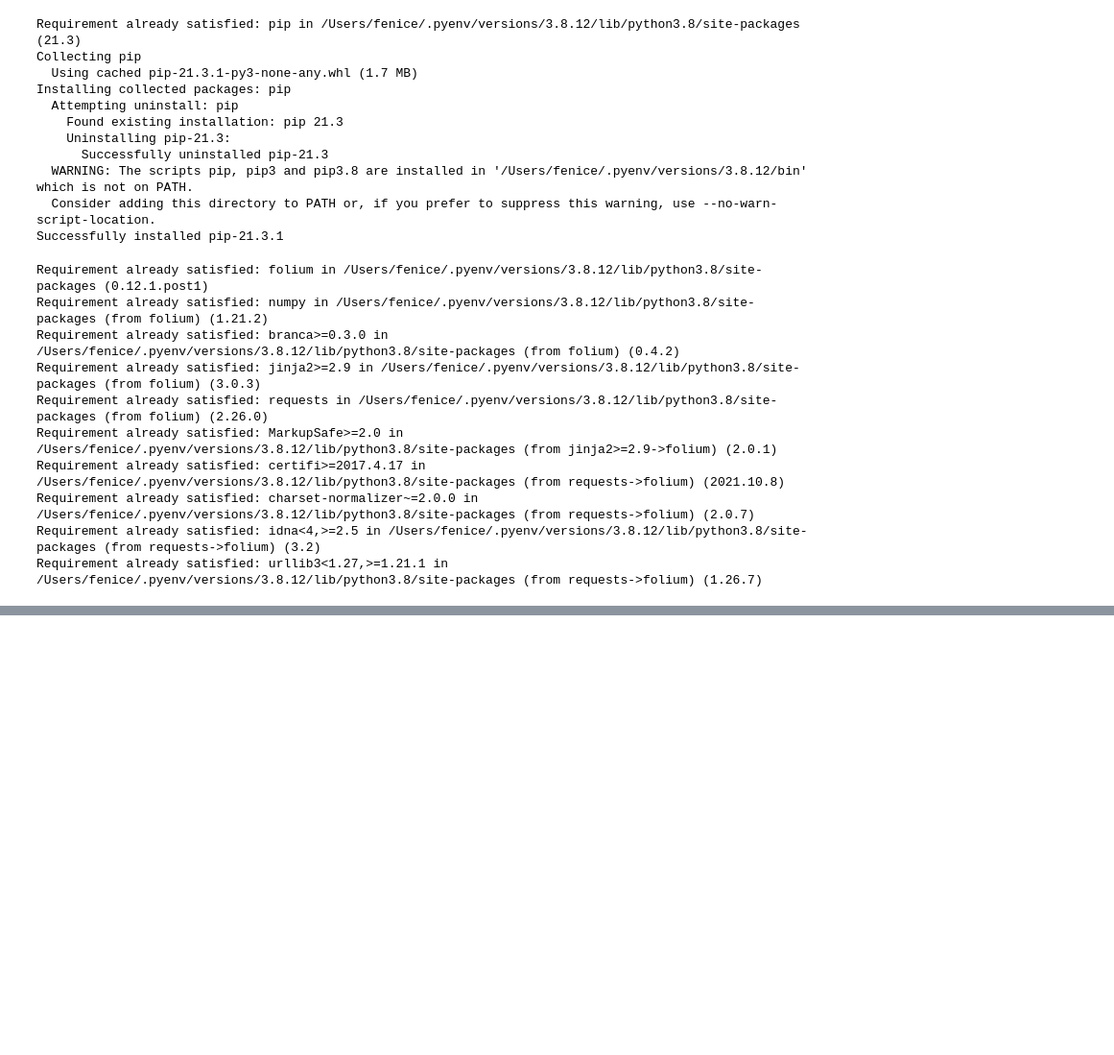
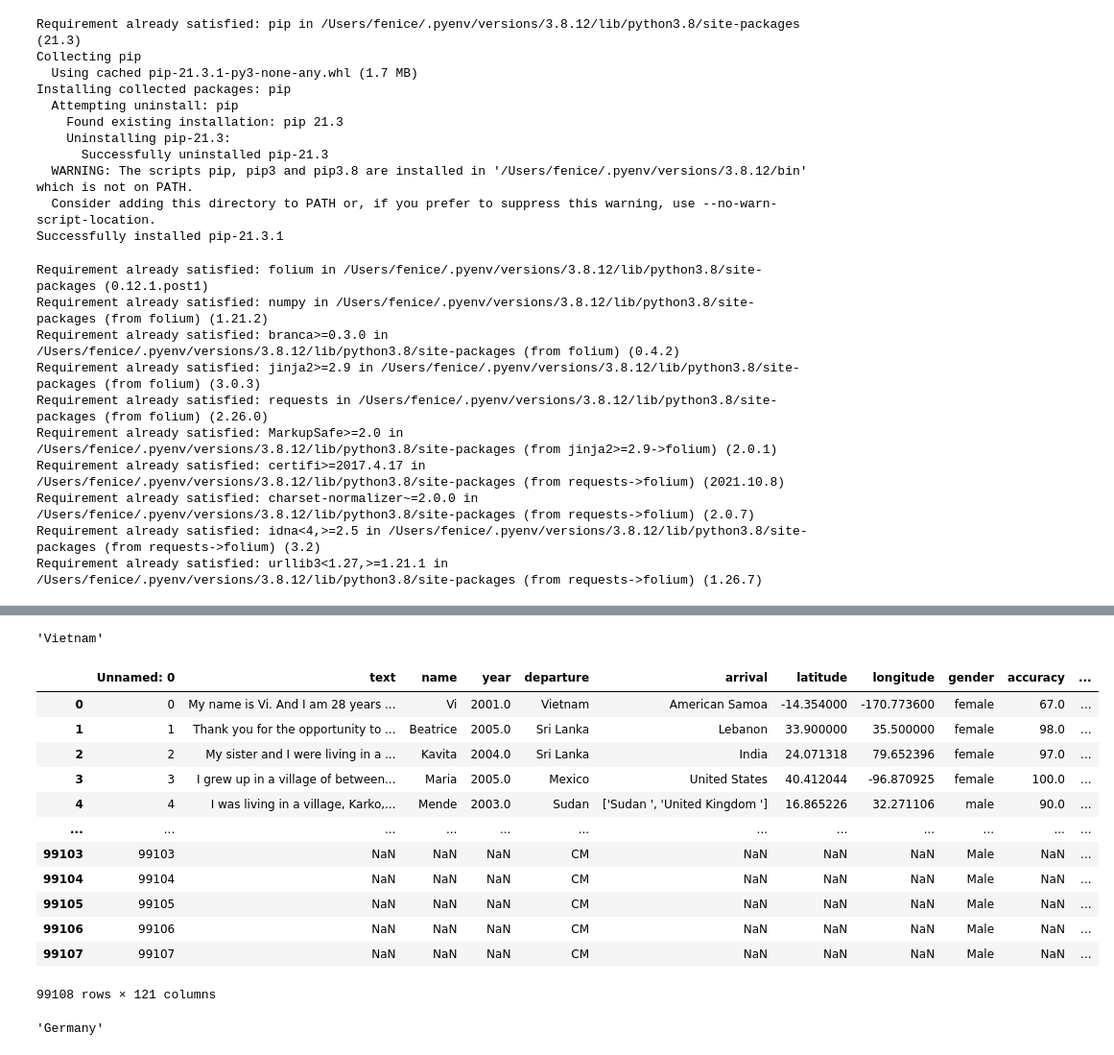
Before and after one commit to lampu98/ht_project, a Jupyter notebook: notebooks/Visualizing a map.ipynb, the cells around one changed output, grey strips where cells are left out. Shown at 96% size. Saved outputs shown, nothing was run; the diff lists cells and outputs as text; code cells hidden in the pictures; blank space fills up the shorter version.

```diff
--- a/notebooks/Visualizing a map.ipynb
+++ b/notebooks/Visualizing a map.ipynb
@@ -37,0 +129,32 @@ world_map
+# %%
+def strip(item):
+    try:
+        return item.strip()
+    except:
+        return item
+df_1=df_1.applymap(strip)
+# %%
+df_1.loc[0,"departure"]
+# %% [output]
+'Vietnam'
+# %%
+df_1
+# %% [output]
+|  | Unnamed: 0 | text | name | year | departure | arrival | latitude | longitude | gender | accuracy | ... |
+| 0 | 0 | My name is Vi. And I am 28 years ... | Vi | 2001.0 | Vietnam | American Samoa | -14.354000 | -170.773600 | female | 67.0 | ... |
+| 1 | 1 | Thank you for the opportunity to ... | Beatrice | 2005.0 | Sri Lanka | Lebanon | 33.900000 | 35.500000 | female | 98.0 | ... |
+| 2 | 2 | My sister and I were living in a ... | Kavita | 2004.0 | Sri Lanka | India | 24.071318 | 79.652396 | female | 97.0 | ... |
+| 3 | 3 | I grew up in a village of between... | Maria | 2005.0 | Mexico | United States | 40.412044 | -96.870925 | female | 100.0 | ... |
+| 4 | 4 | I was living in a village, Karko,... | Mende | 2003.0 | Sudan | ['Sudan ', 'United Kingdom '] | 16.865226 | 32.271106 | male | 90.0 | ... |
+| ... | ... | ... | ... | ... | ... | ... | ... | ... | ... | ... | ... |
+| 99103 | 99103 | NaN | NaN | NaN | CM | NaN | NaN | NaN | Male | NaN | ... |
+| 99104 | 99104 | NaN | NaN | NaN | CM | NaN | NaN | NaN | Male | NaN | ... |
+| 99105 | 99105 | NaN | NaN | NaN | CM | NaN | NaN | NaN | Male | NaN | ... |
+| 99106 | 99106 | NaN | NaN | NaN | CM | NaN | NaN | NaN | Male | NaN | ... |
+| 99107 | 99107 | NaN | NaN | NaN | CM | NaN | NaN | NaN | Male | NaN | ... |
+99108 rows × 121 columns
+# %%
+list_alpha_2 = [i.alpha_2 for i in list(pycountry.countries)]
+pycountry.countries.get(alpha_2='DE').name
+# %% [output]
+'Germany'
```
Also changed, not shown: parts of 15 cells of this notebook, 5 other files.
